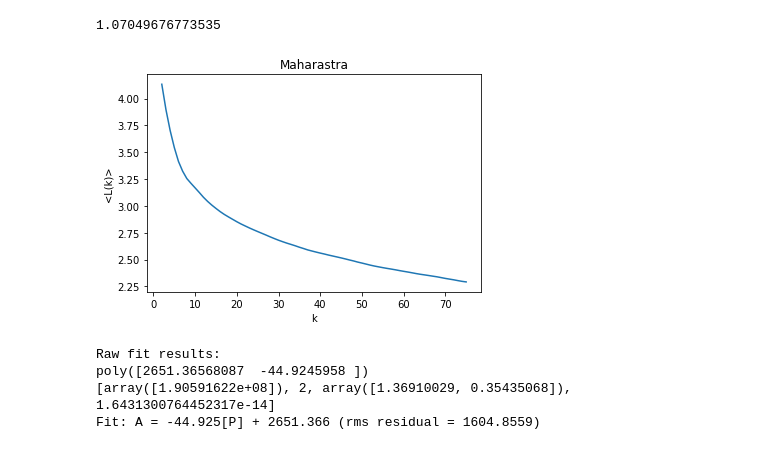
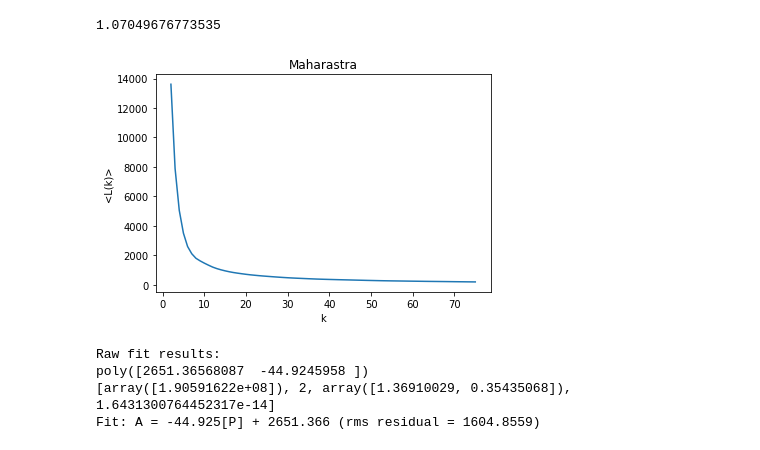
Before and after one commit to sankalpachowdhury/Fractal_Analysis, a Jupyter notebook: Higuchi_Fractal_analysis.ipynb, the cells around one changed output. Cells and saved outputs as stored; diff of their text form; code cells hidden in the pictures.

```diff
--- a/Higuchi_Fractal_analysis.ipynb
+++ b/Higuchi_Fractal_analysis.ipynb
@@ -581,21 +581,21 @@ hfd(data_list)
 # %%
 import math
 x = k_interval_times
 #x = np.logspace(curve_length[0], curve_length[len(curve_length) - 1], len(curve_length))
 log_y = []
-for i in curve_length_list:
-  log_y.append(math.log10(i))
-y = log_y
-#y = curve_length_list
+#for i in curve_length_list:
+#  log_y.append(math.log10(i))
+#y = log_y
+y = curve_length_list
 #y = np.logspace(k_interval_times[0], k_interval_times[len(k_interval_times) - 1], len(k_interval_times))
 
 plt.title("Maharastra")
 plt.xlabel("k")
 plt.ylabel("<L(k)>")
 plt.plot(x,y)
 plt.show()
 # %% [output]
-[figure, old version]
+[figure, new version]
 # %%
 import numpy as np
 import pylab
```
